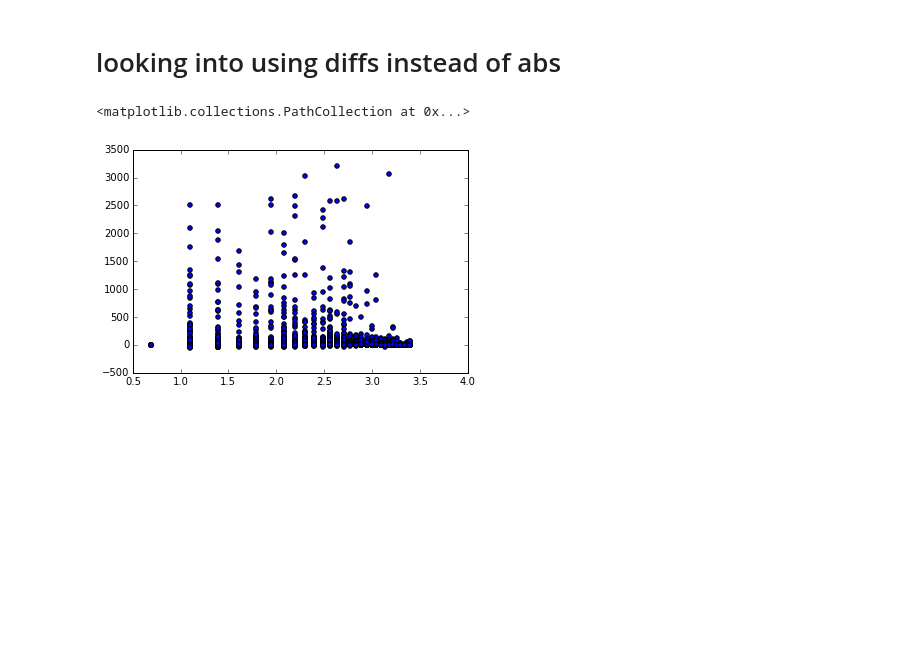
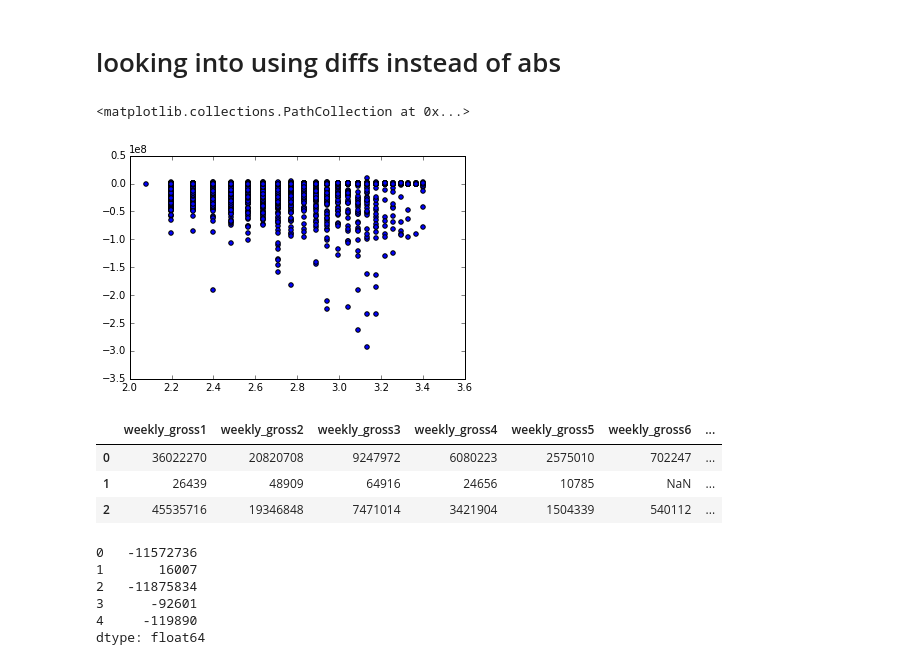
Before and after one commit to jstnstwrt/optimizing-box-office-regression, a Jupyter notebook: exploratory_data_analysis.ipynb, the cells around one changed output. Cells and saved outputs as stored; diff of their text form; code cells hidden in the pictures; blank space fills up the shorter version.

Commit message:
cleaning up work flow, working on creating diffs of columns

```diff
--- a/exploratory_data_analysis.ipynb
+++ b/exploratory_data_analysis.ipynb
@@ -62,2 +91,4 @@ month_dummies = pd.get_dummies(df.release_month)
+# %%
+month_dummies.columns = ['jan','feb','mar','apr','may','jun','jul','aug','sep','oct','nov']
 # %%
-test = pd.concat([df,month_dummies],axis=1)
+df_normal = pd.concat([df_normal,month_dummies],axis=1)
@@ -132,4 +113,4 @@ See the caveats in the documentation: http://pandas.pydata.org/pandas-docs/stabl
 # %%
-theatre_dummies = pd.get_dummies(df_normal.pop.high_theatre_count)
+theatre_dummies = pd.get_dummies(df_normal.pop('high_theatre_count'))
 # %%
 df_normal['many_theatres'] = theatre_dummies['True']
@@ -151,13 +117,29 @@ df_normal[['high_theatre_count','many_theatres','num_theaters1']].head()
 # %% [markdown]
 # looking into using diffs instead of abs
 # %%
-r = df_main.rank3-df_main.rank1
-g = df_main.weekly_gross3-df_main.weekly_gross1
-t = df_main.num_theaters3-df_main.num_theaters1
-y = df_main.num_weeks
-lny = df_main.log_num_weeks
+r = df_normal.rank2-df_normal.rank1
+g = df_normal.weekly_gross9-df_normal.weekly_gross1
+t = df_normal.num_theaters3-df_normal.num_theaters1
+y = df_normal.num_weeks
+lny = df_normal.log_num_weeks
 # %%
-plt.scatter(lny,t)
+plt.scatter(lny,g)
 # %% [output]
 <matplotlib.collections.PathCollection at 0x...>
-[figure, old version]
+[figure, new version]
+# %%
+df_normal.ix[:,8:8+12].head(3)
+# %% [output]
+|  | weekly_gross1 | weekly_gross2 | weekly_gross3 | weekly_gross4 | weekly_gross5 | weekly_gross6 | ... |
+| 0 | 36022270 | 20820708 | 9247972 | 6080223 | 2575010 | 702247 | ... |
+| 1 | 26439 | 48909 | 64916 | 24656 | 10785 | NaN | ... |
+| 2 | 45535716 | 19346848 | 7471014 | 3421904 | 1504339 | 540112 | ... |
+# %%
+(df_normal.iloc[:,10] - df_normal.iloc[:,9]).head(5)
+# %% [output]
+0   -11572736
+1       16007
+2   -11875834
+3      -92601
+4     -119890
+dtype: float64
```
Also changed, not shown: parts of 23 cells of this notebook.
